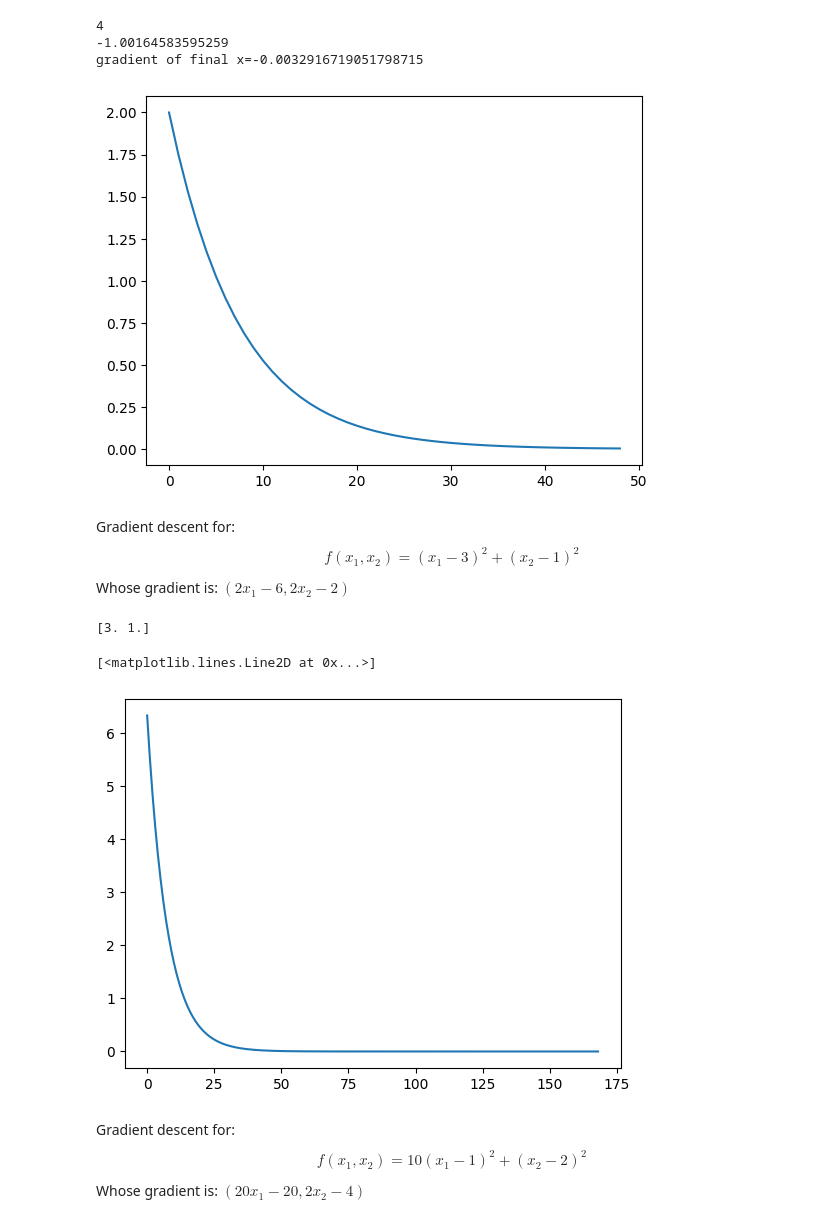
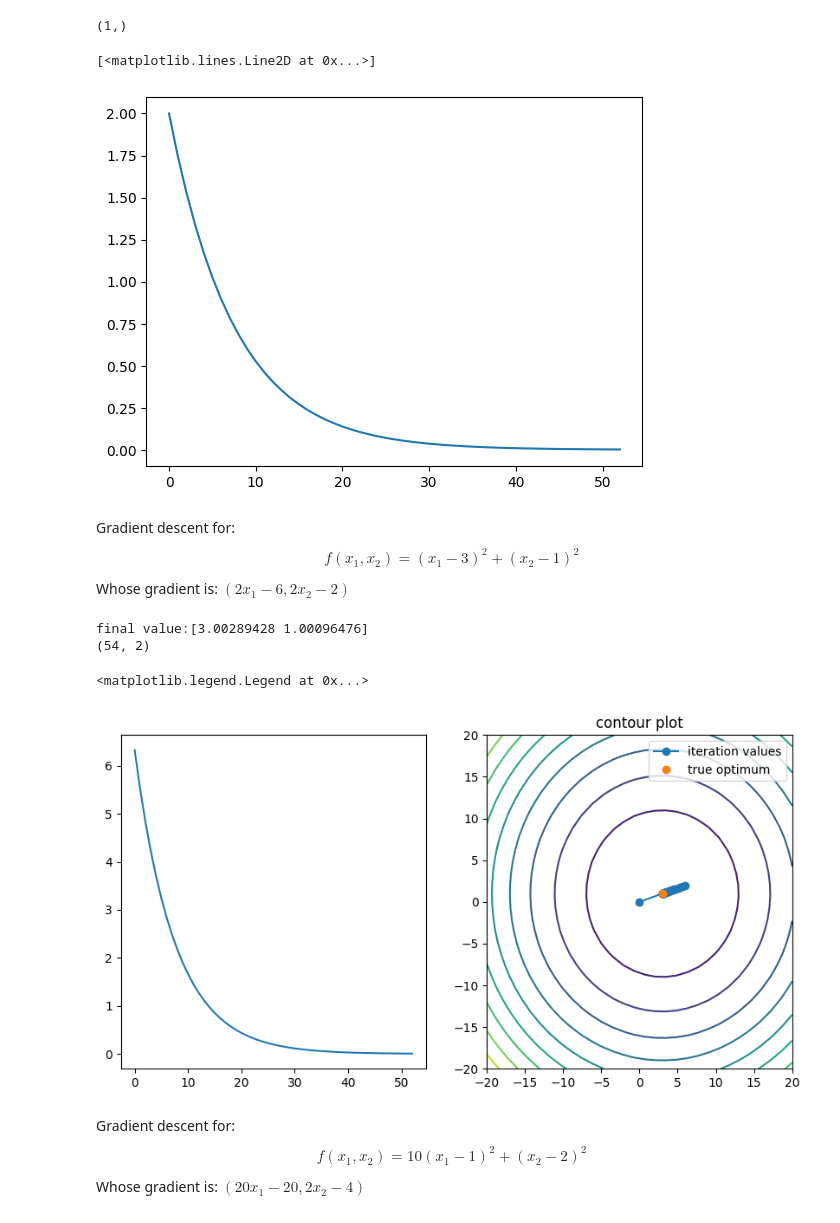
Before and after one commit to danielenapo/AI_unibo, a Jupyter notebook: Maths4ML/Homeworks/3/GD.ipynb, the cells around one changed output. Saved outputs shown, nothing was run; the diff lists cells and outputs as text; code cells hidden in the pictures.

```diff
--- a/Maths4ML/Homeworks/3/GD.ipynb
+++ b/Maths4ML/Homeworks/3/GD.ipynb
@@ -40,7 +56,9 @@ def GD(f, grad_f, x0, tolf, tolx, kmax):
     a=1 #stepsize
     f_val=np.zeros((kmax,))
     err_val=np.zeros((kmax,))
-
+    #if(x_val.shape)
+    x_val=[]
+    x_val.append(x0)
     #iterations
     k=0
     conditions=True
@@ -53,18 +71,19 @@ def GD(f, grad_f, x0, tolf, tolx, kmax):
         #store values
         f_val[k]=f(x)
         err_val[k]=np.linalg.norm(grad_f(x))
+        x_val.append(x)
         #update k
         k+=1
         #update conditions
-        #stopcond1=np.linalg.norm(grad_f(f(x)))
-        #stopcond2=np.linalg.norm(x-x0)
-        conditions=k<kmax-1
+        stopcond1=np.linalg.norm(grad_f(x)) > tolf*np.linalg.norm(grad_f(x_val[0]))
+        stopcond2=np.linalg.norm(x-x0) > tolx*np.linalg.norm(x_val[0])
+        conditions=k<kmax-1 and stopcond1 and stopcond2
         #restart
         x0=x
     #truncate vectors -> not mandatory (visualization purposes in case of convergence in k
     f_val=f_val[:k]
     err_val=err_val[:k]
-    return x, f_val, err_val
+    return x_val, f_val, err_val
 
 def f(x):
     return x**2 +2*x +1
@@ -72,34 +91,40 @@ def f(x):
 def grad_f(x):
     return 2*x+2
 
-print(grad_f(1))
-xfin, f_val, err_val=GD(f, grad_f, 0, 1e-6, 1e-6, 50)
-print(xfin)
+x0=np.array((0,))
+print(x0.shape)
+x_val, f_val, err_val=GD(f, grad_f, x0, 1e-3, 1e-3, 60)
 plt.plot(err_val)
-print(f"gradient of final x={grad_f(xfin)}")
 # %% [output]
-4
--1.00164583595259
-gradient of final x=-0.0032916719051798715
+(1,)
+[<matplotlib.lines.Line2D at 0x...>]
-[figure, old version]
+[figure, new version]
 # %% [markdown]
 Gradient descent for: $$f(x_1, x_2) = (x_1 − 3)^2 + (x_2 − 1)^2$$
 Whose gradient is: $(2x_1 -6, 2x_2-2)$
 # %%
 def f1(x):
     res=(x[0]-3)**2 + (x[1]-1)**2
     return res
 def grad_f1(x):
     return np.array((2*x[0] -6, 2*x[1]-2))
 
 x0=np.array((0,0))
-xfin, f_val, err_val=GD(f1, grad_f1, x0, 1e-6, 1e-6, 170)
-print(xfin)
-plt.plot(err_val)
+#print(x0.shape)
+x_val, f_val, err_val=GD(f1, grad_f1, x0, 1e-3, 1e-3, kmax=500)
+print(f"final value:{x_val[-1]}")
+fig, (ax1, ax2)=plt.subplots(1,2, figsize=(10,5))
+ax1.plot(err_val)
+x_val=np.array(x_val)
+print(x_val.shape)
+contourPlot(f1, x_val.T, ax2, sizex=20, sizey=20, fig=fig)
+ax2.plot(3,1, "o")
+plt.legend(["iteration values", "true optimum"])
 # %% [output]
-[3. 1.]
+final value:[3.00289428 1.00096476]
+(54, 2)
-[<matplotlib.lines.Line2D at 0x...>]
+<matplotlib.legend.Legend at 0x...>
-[figure, old version]
+[figure, new version]
 # %% [markdown]
 Gradient descent for: $$f(x_1, x_2) = 10(x_1 − 1)^2 + (x_2 − 2)^2$$
 Whose gradient is: $(20x_1 -20, 2x_2-4)$
```
Also changed, not shown: parts of 8 cells of this notebook, 2 other files.
